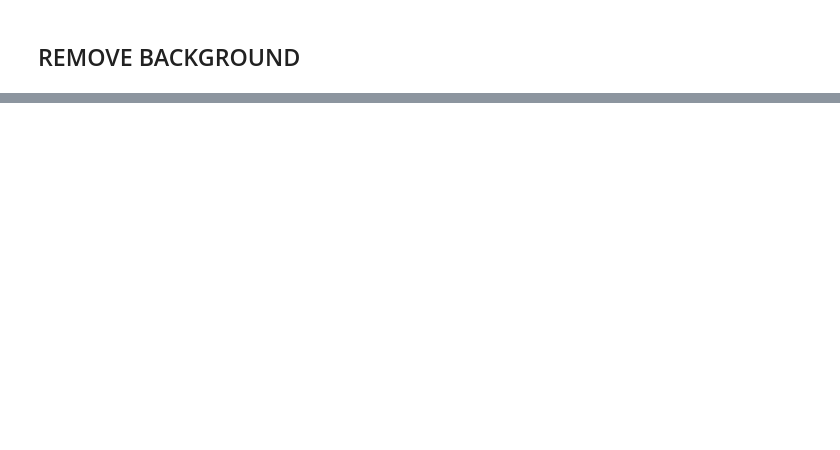
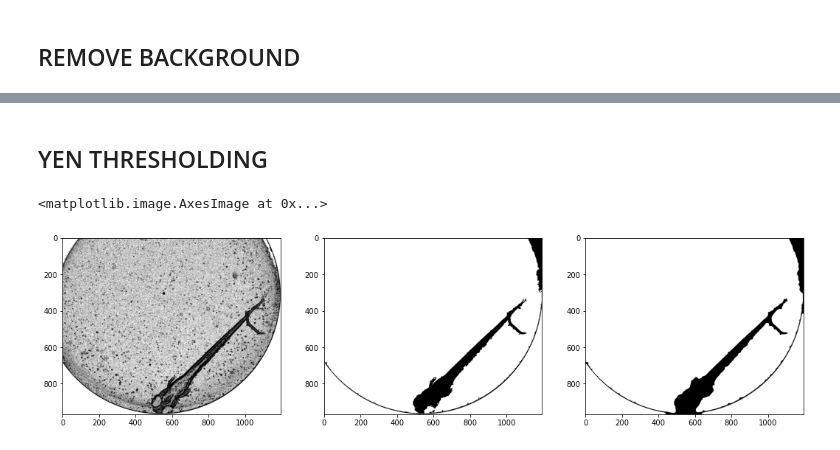
Before and after one commit to gimesia/zebrafisher, a Jupyter notebook: __jupyter__/find_well.ipynb, the cells around one changed output, grey strips where cells are left out. Cells and saved outputs as stored; diff of their text form; code cells hidden in the pictures; blank space fills up the shorter version.

```diff
--- a/__jupyter__/find_well.ipynb
+++ b/__jupyter__/find_well.ipynb
@@ -94,0 +98,25 @@ plt.imshow(res_, 'binary')
+# %% [markdown]
+## YEN THRESHOLDING
+# %%
+from src.filters import yen_th, remove_speckles
+from scipy import ndimage
+from skimage.morphology import remove_small_objects, binary_closing, disk, binary_opening, binary_dilation
+from skimage.filters.thresholding import threshold_yen, threshold_otsu, threshold_isodata, threshold_minimum
+
+fig, ax = plt.subplots(1, 3, figsize=(18, 12))
+ax = ax.ravel()
+
+sob = res_
+
+sob_ = yen_th(sob)
+size = sob_.size * 0.001
+sob_ = remove_speckles(sob_)
+sob_ = ndimage.binary_fill_holes(sob_)
+sob__ = ndimage.binary_fill_holes(binary_closing(sob_, disk(10)))
+
+ax[0].imshow(sob, 'binary')
+ax[1].imshow(sob_, 'binary')
+ax[2].imshow(sob__, 'binary')
+# %% [output]
+<matplotlib.image.AxesImage at 0x...>
+[figure, added]
```
Also changed, not shown: parts of 13 cells of this notebook, 9 other files.
